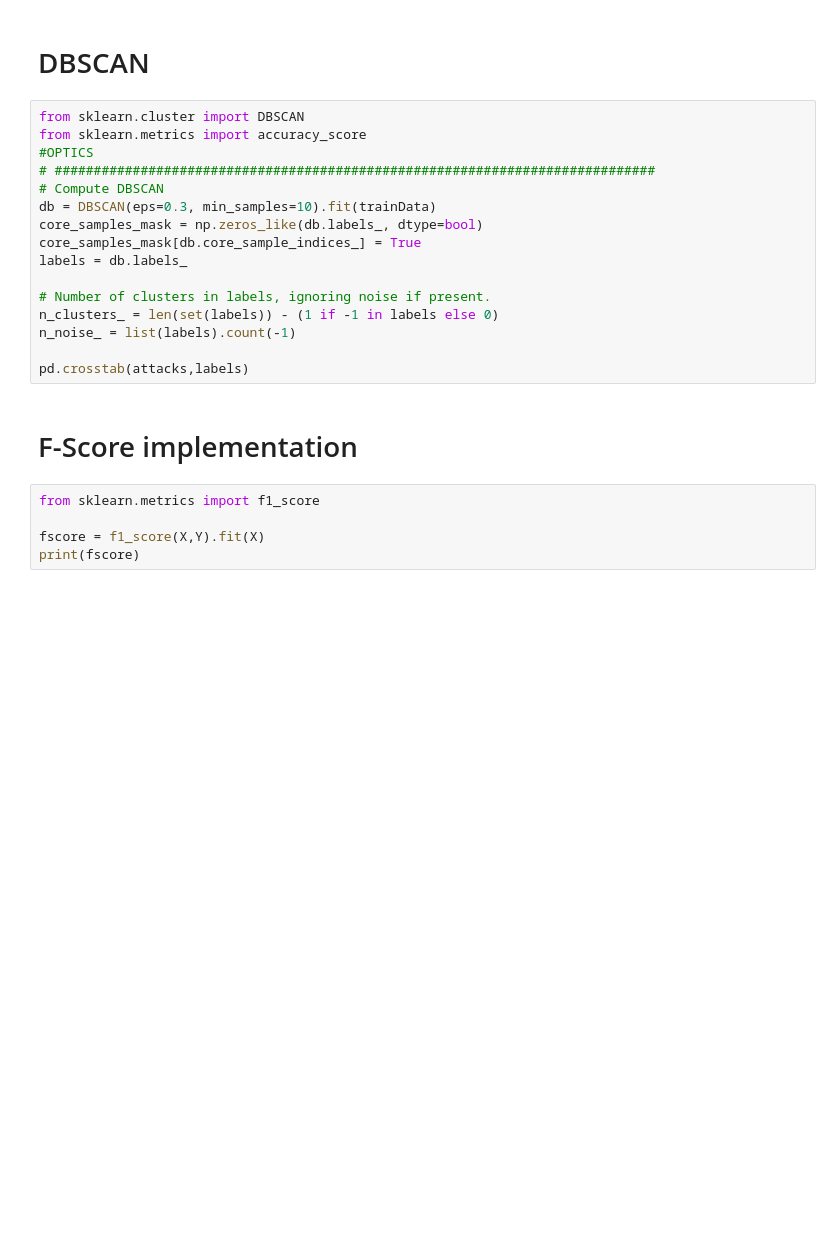
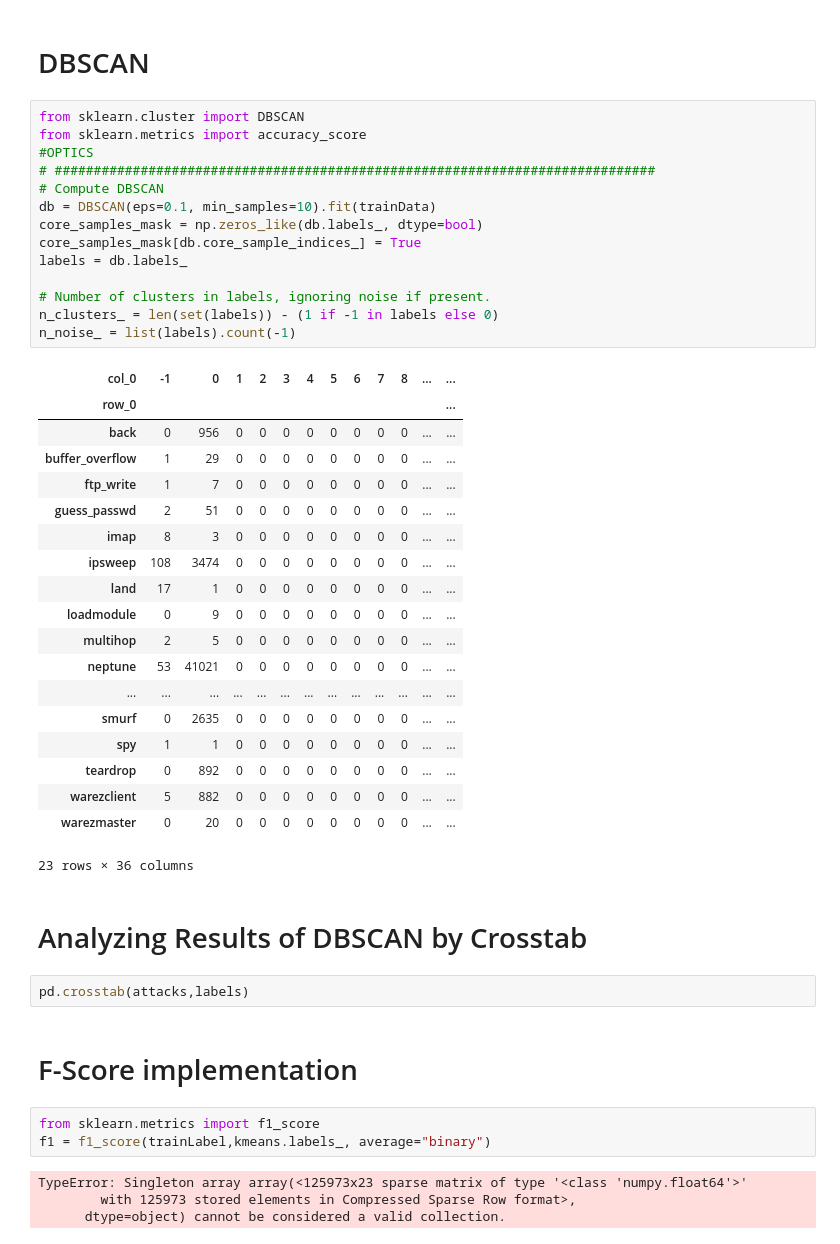
Before and after one commit to jeremy191/clustering-based-anomaly-detection, a Jupyter notebook: CBAD.ipynb, the cells around one changed output. Saved outputs shown, nothing was run; the diff lists cells and outputs as text; blank space fills up the shorter version.

Commit message:
Preparing DBSCAN for test

```diff
--- a/CBAD.ipynb
+++ b/CBAD.ipynb
@@ -196,23 +196,47 @@ pd.crosstab(attacks,kmeans.labels_)
 # %%
 from sklearn.cluster import DBSCAN
 from sklearn.metrics import accuracy_score
 #OPTICS
 # #############################################################################
 # Compute DBSCAN
-db = DBSCAN(eps=0.3, min_samples=10).fit(trainData)
+db = DBSCAN(eps=0.1, min_samples=10).fit(trainData)
 core_samples_mask = np.zeros_like(db.labels_, dtype=bool)
 core_samples_mask[db.core_sample_indices_] = True
 labels = db.labels_
 
 # Number of clusters in labels, ignoring noise if present.
 n_clusters_ = len(set(labels)) - (1 if -1 in labels else 0)
 n_noise_ = list(labels).count(-1)
-
-pd.crosstab(attacks,labels)
+# %% [output]
+| col_0 | -1 | 0 | 1 | 2 | 3 | 4 | 5 | 6 | 7 | 8 | ... | ... |
+| row_0 |  |  |  |  |  |  |  |  |  |  |  | ... |
+| back | 0 | 956 | 0 | 0 | 0 | 0 | 0 | 0 | 0 | 0 | ... | ... |
+| buffer_overflow | 1 | 29 | 0 | 0 | 0 | 0 | 0 | 0 | 0 | 0 | ... | ... |
+| ftp_write | 1 | 7 | 0 | 0 | 0 | 0 | 0 | 0 | 0 | 0 | ... | ... |
+| guess_passwd | 2 | 51 | 0 | 0 | 0 | 0 | 0 | 0 | 0 | 0 | ... | ... |
+| imap | 8 | 3 | 0 | 0 | 0 | 0 | 0 | 0 | 0 | 0 | ... | ... |
+| ipsweep | 108 | 3474 | 0 | 0 | 0 | 0 | 0 | 0 | 0 | 0 | ... | ... |
+| land | 17 | 1 | 0 | 0 | 0 | 0 | 0 | 0 | 0 | 0 | ... | ... |
+| loadmodule | 0 | 9 | 0 | 0 | 0 | 0 | 0 | 0 | 0 | 0 | ... | ... |
+| multihop | 2 | 5 | 0 | 0 | 0 | 0 | 0 | 0 | 0 | 0 | ... | ... |
+| neptune | 53 | 41021 | 0 | 0 | 0 | 0 | 0 | 0 | 0 | 0 | ... | ... |
+| ... | ... | ... | ... | ... | ... | ... | ... | ... | ... | ... | ... | ... |
+| smurf | 0 | 2635 | 0 | 0 | 0 | 0 | 0 | 0 | 0 | 0 | ... | ... |
+| spy | 1 | 1 | 0 | 0 | 0 | 0 | 0 | 0 | 0 | 0 | ... | ... |
+| teardrop | 0 | 892 | 0 | 0 | 0 | 0 | 0 | 0 | 0 | 0 | ... | ... |
+| warezclient | 5 | 882 | 0 | 0 | 0 | 0 | 0 | 0 | 0 | 0 | ... | ... |
+| warezmaster | 0 | 20 | 0 | 0 | 0 | 0 | 0 | 0 | 0 | 0 | ... | ... |
+23 rows × 36 columns
+# %% [markdown]
+# Analyzing Results of DBSCAN by Crosstab
+# %%
+pd.crosstab(attacks,labels)
 # %% [markdown]
 # F-Score implementation
 # %%
 from sklearn.metrics import f1_score
-
-fscore = f1_score(X,Y).fit(X)
-print(fscore)
+f1 = f1_score(trainLabel,kmeans.labels_, average="binary")
+# %% [output]
+TypeError: Singleton array array(<125973x23 sparse matrix of type '<class 'numpy.float64'>'
+        with 125973 stored elements in Compressed Sparse Row format>,
+      dtype=object) cannot be considered a valid collection.
```
Also changed, not shown: parts of 1 cell of this notebook, 1 other file.
